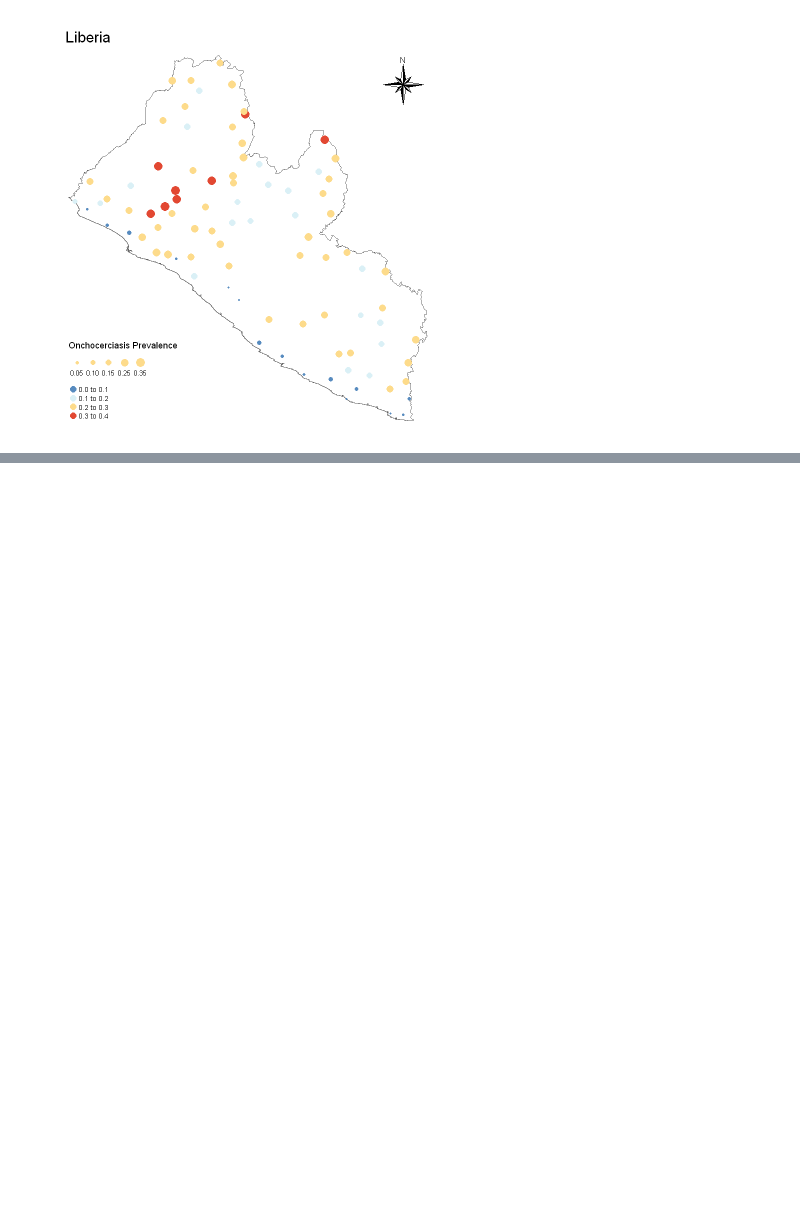
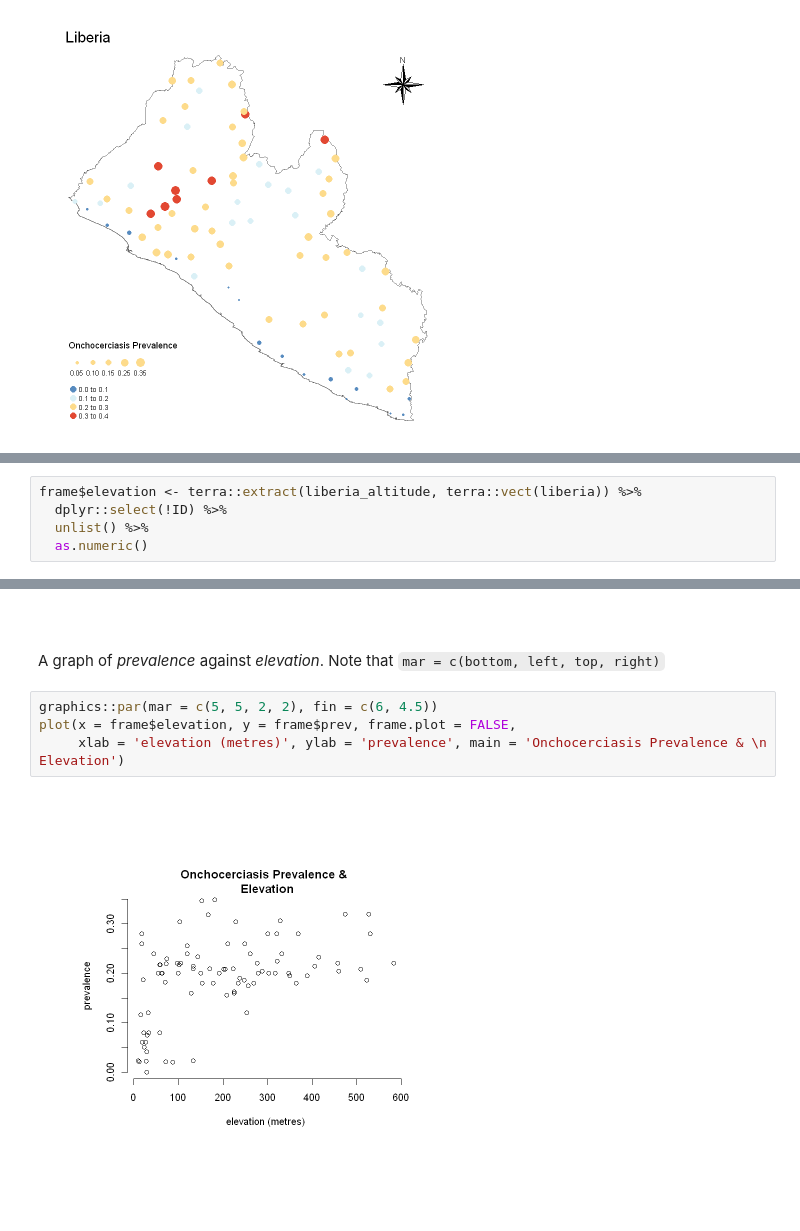
Before and after one commit to helminthiases/preliminary, a Jupyter notebook: notebooks/onchocerciasis.ipynb, the cells around one changed output, grey strips where cells are left out. Saved outputs shown, nothing was run; the diff lists cells and outputs as text; blank space fills up the shorter version.

```diff
--- a/notebooks/onchocerciasis.ipynb
+++ b/notebooks/onchocerciasis.ipynb
@@ -135,0 +219,5 @@ map +
+# %%
+frame$elevation <- terra::extract(liberia_altitude, terra::vect(liberia)) %>%
+  dplyr::select(!ID) %>%
+  unlist() %>%
+  as.numeric()
@@ -135,0 +237,11 @@ map +
+# %% [markdown]
+<br>
+<br>
+
+A graph of *prevalence* against *elevation*.  Note that `mar = c(bottom, left, top, right)`
+# %%
+graphics::par(mar = c(5, 5, 2, 2), fin = c(6, 4.5))
+plot(x = frame$elevation, y = frame$prev, frame.plot = FALSE,
+     xlab = 'elevation (metres)', ylab = 'prevalence', main = 'Onchocerciasis Prevalence & \n Elevation')
+# %% [output]
+[figure, added]
```
Also changed, not shown: parts of 18 cells of this notebook.
